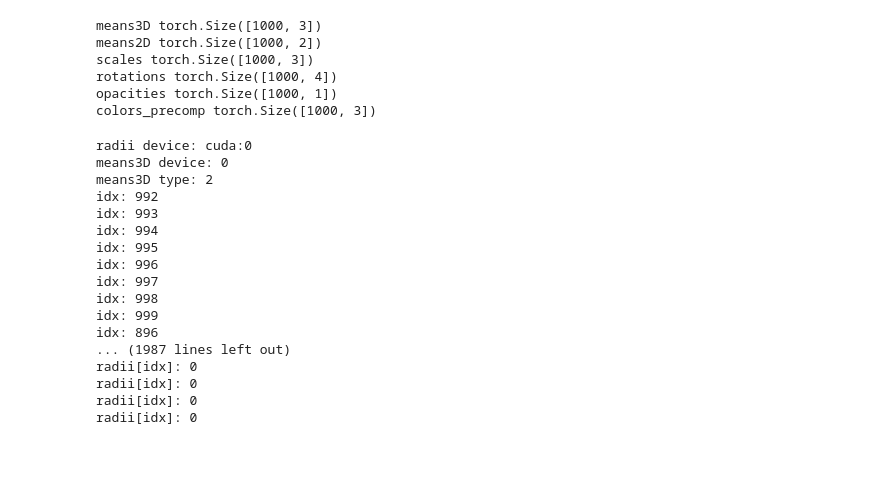
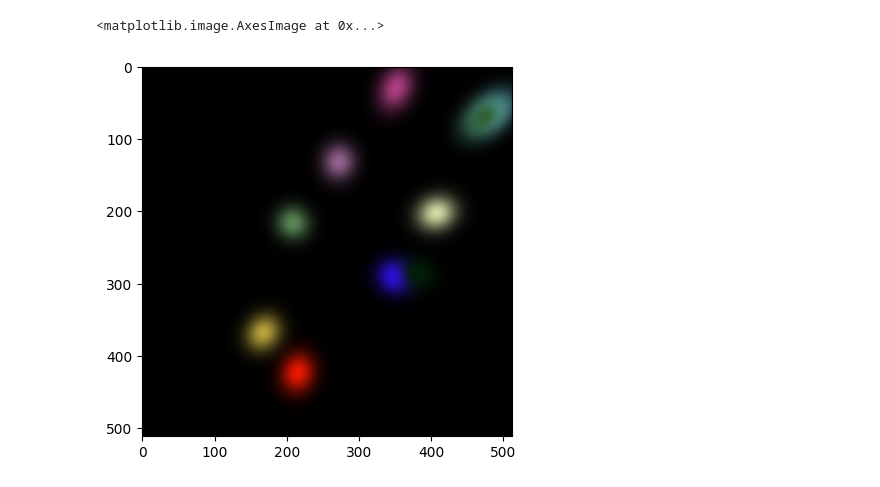
Before and after one commit to pimpale/foo, a Jupyter notebook: python/gaussiansplattingconvolution/gsplat_test.ipynb, the cells around one changed output. Saved outputs shown, nothing was run; the diff lists cells and outputs as text; code cells hidden in the pictures; blank space fills up the shorter version.

```diff
--- a/python/gaussiansplattingconvolution/gsplat_test.ipynb
+++ b/python/gaussiansplattingconvolution/gsplat_test.ipynb
@@ -18,10 +10,21 @@ torch.__version__
 device = torch.device("cuda")
 
 # generate a random point cloud
-N = 1000
-means3D = torch.rand(N, 3, dtype=torch.float32, device=device) * 4 - 2
+N = 10
+means3D = torch.cat(
+    [
+        torch.rand(N, 1, dtype=torch.float32, device=device) * 2 - 1,
+        torch.rand(N, 1, dtype=torch.float32, device=device) * 2 - 1,
+        torch.zeros(N, 1, dtype=torch.float32, device=device)+1,
+    ],
+    dim=1,
+)
 means2D = torch.zeros(N, 2, dtype=torch.float32, device=device)
 opacities = torch.ones(N, 1, dtype=torch.float32, device=device)
 scales = torch.ones(N, 3, dtype=torch.float32, device=device) * 0.1
-rotations = torch.from_numpy(np.stack([pyquaternion.Quaternion().elements for _ in range(N)])).to(torch.float32).to(device)
+rotations = (
+    torch.from_numpy(np.stack([pyquaternion.Quaternion().elements for _ in range(N)]))
+    .to(torch.float32)
+    .to(device)
+)
 colors_precomp = torch.rand(N, 3, dtype=torch.float32, device=device)
@@ -51,18 +67,36 @@ def gen_orthographic_matrix(left: float, right: float, bottom: float, top: float
 # %%
 FoVx = 90
 FoVy = 90
 
 raster_settings = diff_gaussian_rasterization.GaussianRasterizationSettings(
     image_height=512,
     image_width=512,
     tanfovx=math.tan(FoVx * 0.5),
     tanfovy=math.tan(FoVy * 0.5),
     bg=torch.zeros(4, dtype=torch.float32, device=device),
     scale_modifier=1.0,
     viewmatrix=torch.eye(4, dtype=torch.float32, device=device),
-    projmatrix=gen_orthographic_matrix(-1, 1, -1, 1, 0.1, 10).to(device),
+    projmatrix=gen_orthographic_matrix(-1, 1, -1, 1, -1, 1).to(device),
     sh_degree=1,
     campos=torch.tensor([0, 0, 0], dtype=torch.float32, device=device),
     prefiltered=False,
     debug=True,
 )
+
+rasterizer = diff_gaussian_rasterization.GaussianRasterizer(raster_settings=raster_settings)
+
+rendered_image, radii = rasterizer(
+    means3D=means3D,
+    means2D=means2D,
+    colors_precomp=colors_precomp,
+    opacities=opacities,
+    scales=scales,
+    rotations=rotations,
+)
+
+
+# display the rendered image
+plt.imshow(rendered_image.permute(1, 2, 0).cpu().numpy())
+# %% [output]
+<matplotlib.image.AxesImage at 0x...>
+[figure, added]
@@ -71,41 +102,0 @@ rasterizer = diff_gaussian_rasterization.GaussianRasterizer(raster_settings=rast
-# %%
-print("means3D", means3D.shape)
-print("means2D", means2D.shape)
-print("scales", scales.shape)
-print("rotations", rotations.shape)
-print("opacities", opacities.shape)
-print("colors_precomp", colors_precomp.shape)
-# %% [output]
-means3D torch.Size([1000, 3])
-means2D torch.Size([1000, 2])
-scales torch.Size([1000, 3])
-rotations torch.Size([1000, 4])
-opacities torch.Size([1000, 1])
-colors_precomp torch.Size([1000, 3])
-# %%
-rendered_image, radii = rasterizer(
-    means3D=means3D,
-    means2D=means2D,
-    colors_precomp=colors_precomp,
-    opacities=opacities,
-    scales=scales,
-    rotations=rotations,
-)
-# %% [output]
-radii device: cuda:0
-means3D device: 0
-means3D type: 2
-idx: 992
-idx: 993
-idx: 994
-idx: 995
-idx: 996
-idx: 997
-idx: 998
-idx: 999
-idx: 896
-... (1987 lines left out)
-radii[idx]: 0
-radii[idx]: 0
-radii[idx]: 0
-radii[idx]: 0
```
Also changed, not shown: parts of 5 cells of this notebook, 2 other files.
